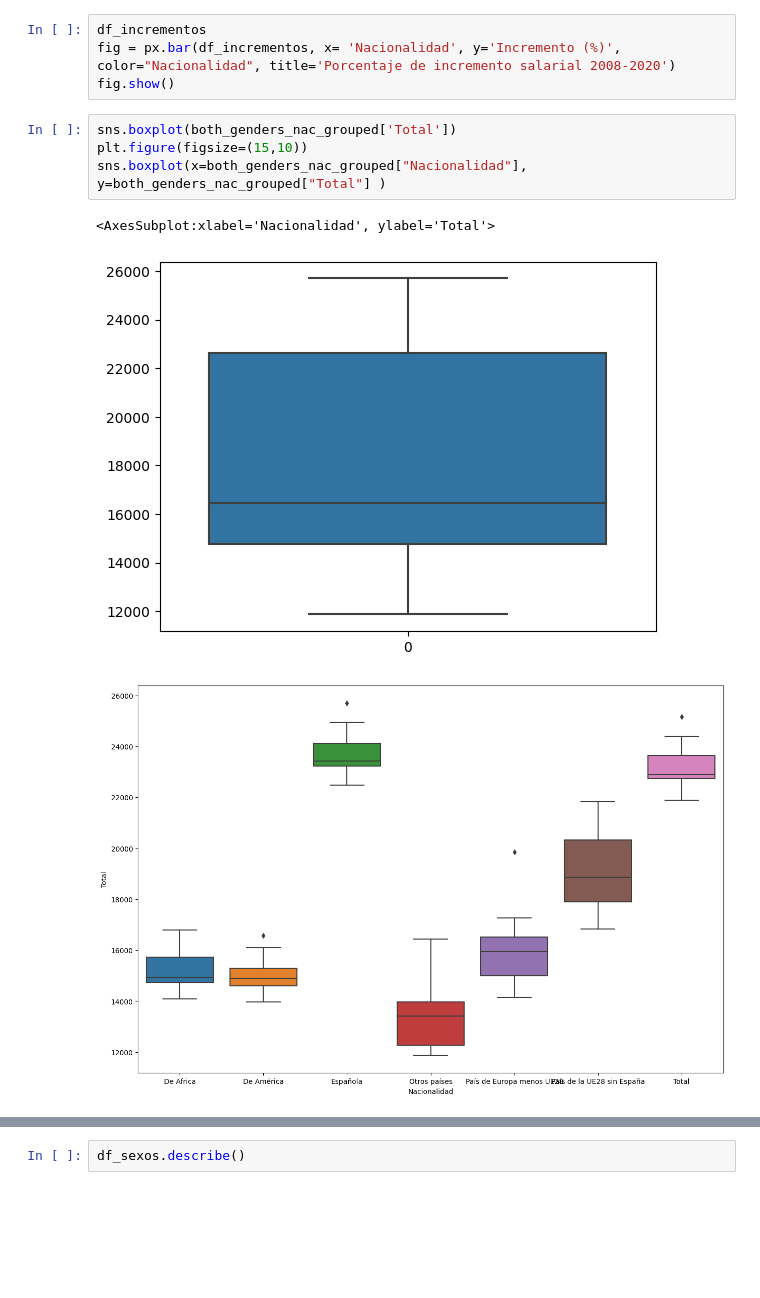
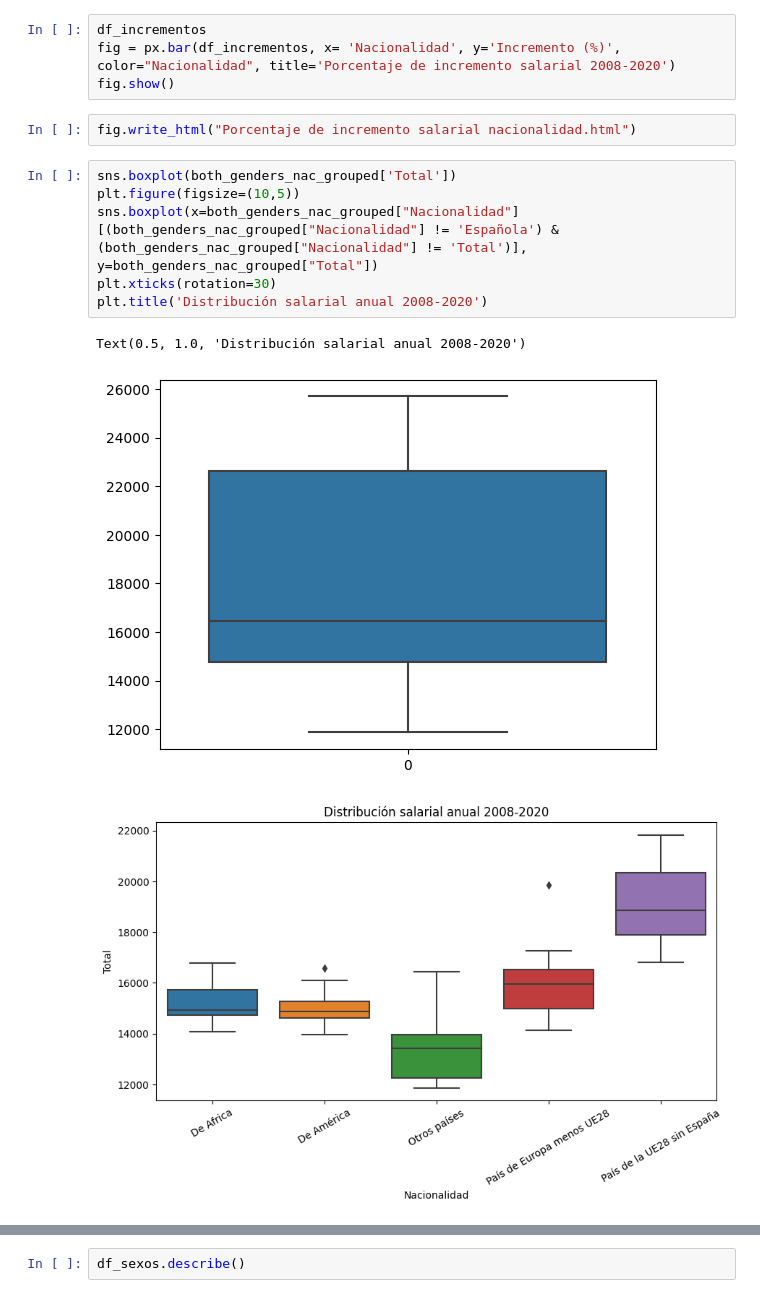
Before and after one commit to JaredR33/EDA, a Jupyter notebook: notebooks/EDA2.ipynb, the cells around one changed output, grey strips where cells are left out. Drawn from its saved outputs; the diff is of its cells as text; blank space fills up the shorter version.

```diff
--- a/notebooks/EDA2.ipynb
+++ b/notebooks/EDA2.ipynb
@@ -270,11 +280,15 @@ fig.show()
 df_incrementos
 fig = px.bar(df_incrementos, x= 'Nacionalidad', y='Incremento (%)', color="Nacionalidad", title='Porcentaje de incremento salarial 2008-2020')
 fig.show()
+# %%
+fig.write_html("Porcentaje de incremento salarial nacionalidad.html")
 # %%
 sns.boxplot(both_genders_nac_grouped['Total'])
-plt.figure(figsize=(15,10))
-sns.boxplot(x=both_genders_nac_grouped["Nacionalidad"], y=both_genders_nac_grouped["Total"] )
+plt.figure(figsize=(10,5))
+sns.boxplot(x=both_genders_nac_grouped["Nacionalidad"][(both_genders_nac_grouped["Nacionalidad"] != 'Española') & (both_genders_nac_grouped["Nacionalidad"] != 'Total')], y=both_genders_nac_grouped["Total"])
+plt.xticks(rotation=30)
+plt.title('Distribución salarial anual 2008-2020')
 # %% [output]
-<AxesSubplot:xlabel='Nacionalidad', ylabel='Total'>
+Text(0.5, 1.0, 'Distribución salarial anual 2008-2020')
 [figure]
-[figure, old version]
+[figure, new version]
```
Also changed, not shown: parts of 26 cells of this notebook, 13 other files.
